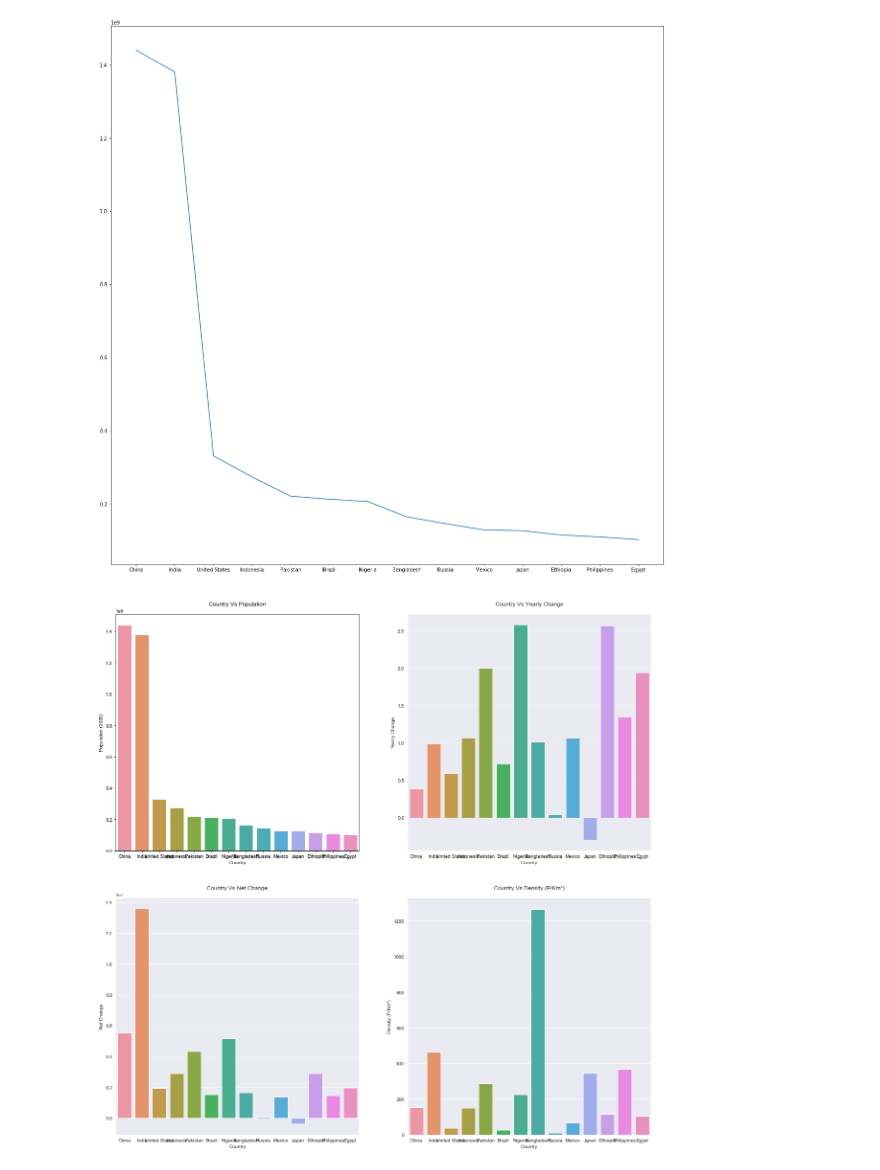
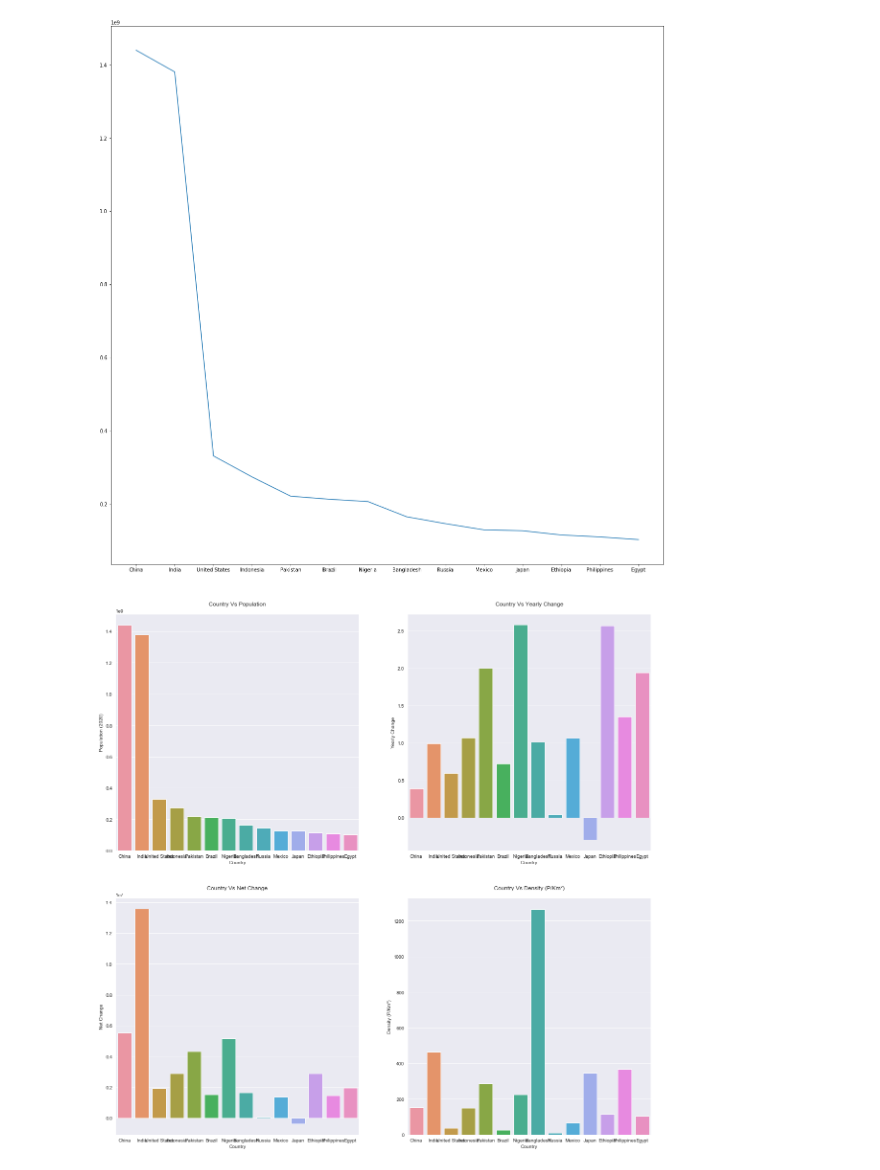
Before and after one commit to erick576/WorldPopulationVisualization, a Jupyter notebook: World_Population_Visualization.ipynb, the cells around one changed output. Saved outputs shown, nothing was run; the diff lists cells and outputs as text; code cells hidden in the pictures.

Commit message:
Update Plot

```diff
--- a/World_Population_Visualization.ipynb
+++ b/World_Population_Visualization.ipynb
@@ -278,6 +278,7 @@ plt.plot(df2["Country (or dependency)"], df2["Population (2020)"])
 # %%
 #Displaying Population for All Countries over 100 Million
 plt.figure(figsize=(20,20))
+sns.set_style("darkgrid")
 plt.subplot(2, 2, 1)
 sns.set_style("darkgrid")
 df2 = df[df["Population (2020)"] > 100000000]
@@ -300,34 +301,34 @@ plt.title('''
 Country Vs Yearly Change
 ''')
 
 
 
 #Displaying Population Net Change for All Countries over 100 Million
 plt.subplot(2, 2, 3)
 sns.set_style("darkgrid")
 df2 = df[df["Population (2020)"] > 100000000]
 sns.barplot(data=df2, x=df2["Country (or dependency)"], y=df2["Net Change"], ci="sd")
 plt.xlabel('Country')
 plt.ylabel('Net Change')
 plt.title('''
 Country Vs Net Change
 ''')
 
 #Displaying Population Density for All Countries over 100 Million
 plt.subplot(2, 2, 4)
 sns.set_style("darkgrid")
 df2 = df[df["Population (2020)"] > 100000000]
 sns.barplot(data=df2, x=df2["Country (or dependency)"], y=df2["Density (P/Km²)"], ci="sd")
 plt.xlabel('Country')
 plt.ylabel('Density (P/Km²)')
 plt.title('''
 Country Vs Density (P/Km²)
 ''')
 plt.show()
 
 # Dislaying Different Factors For Countries With Population Over 100 Million
 # %% [output]
-[figure, old version]
+[figure, new version]
 # %%
 # Format Code Form Of Countries with Dataframe To Allign On Map
 
```
Also changed, not shown: parts of 1 cell of this notebook, 1 other file.
